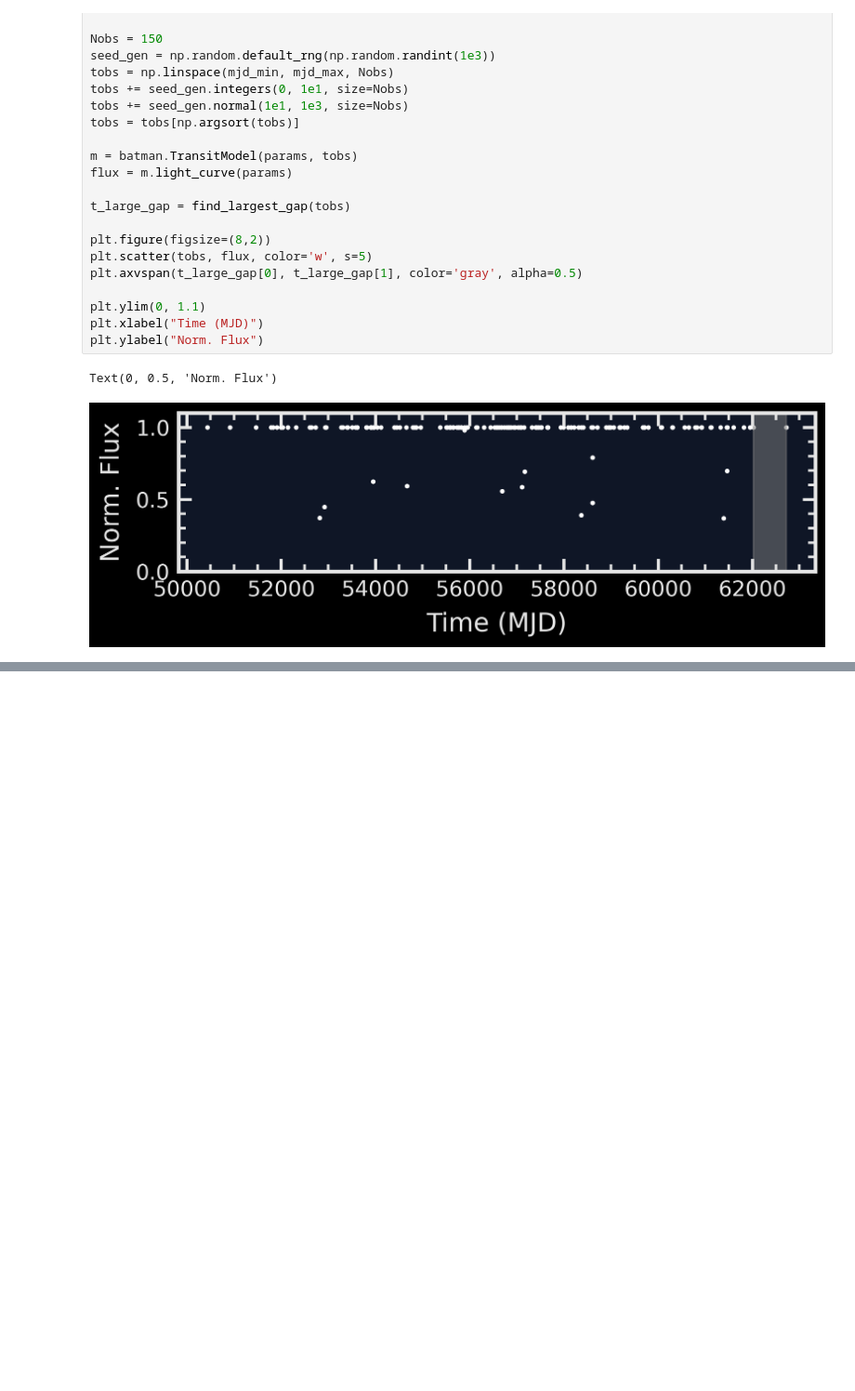
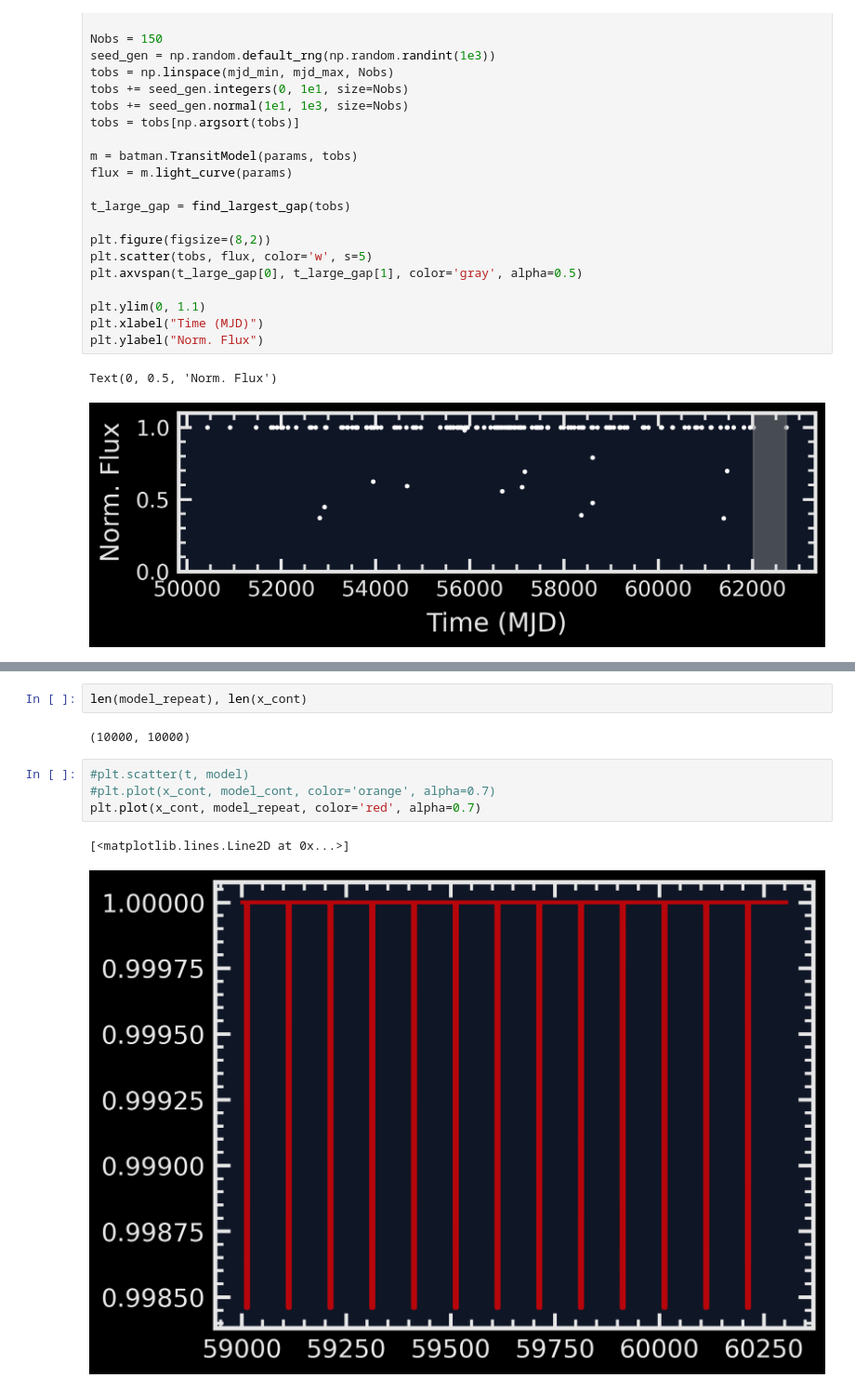
Before and after one commit to AndyTza/ptcombo, a Jupyter notebook: notebook/concept.ipynb, the cells around one changed output, grey strips where cells are left out. Shown at 93% size. Saved outputs shown, nothing was run; the diff lists cells and outputs as text; blank space fills up the shorter version.

```diff
--- a/notebook/concept.ipynb
+++ b/notebook/concept.ipynb
@@ -168,0 +282,11 @@ Text(0, 0.5, 'Norm. Flux')
+# %%
+len(model_repeat), len(x_cont)
+# %% [output]
+(10000, 10000)
+# %%
+#plt.scatter(t, model)
+#plt.plot(x_cont, model_cont, color='orange', alpha=0.7)
+plt.plot(x_cont, model_repeat, color='red', alpha=0.7)
+# %% [output]
+[<matplotlib.lines.Line2D at 0x...>]
+[figure, added]
```
Also changed, not shown: parts of 17 cells of this notebook.
